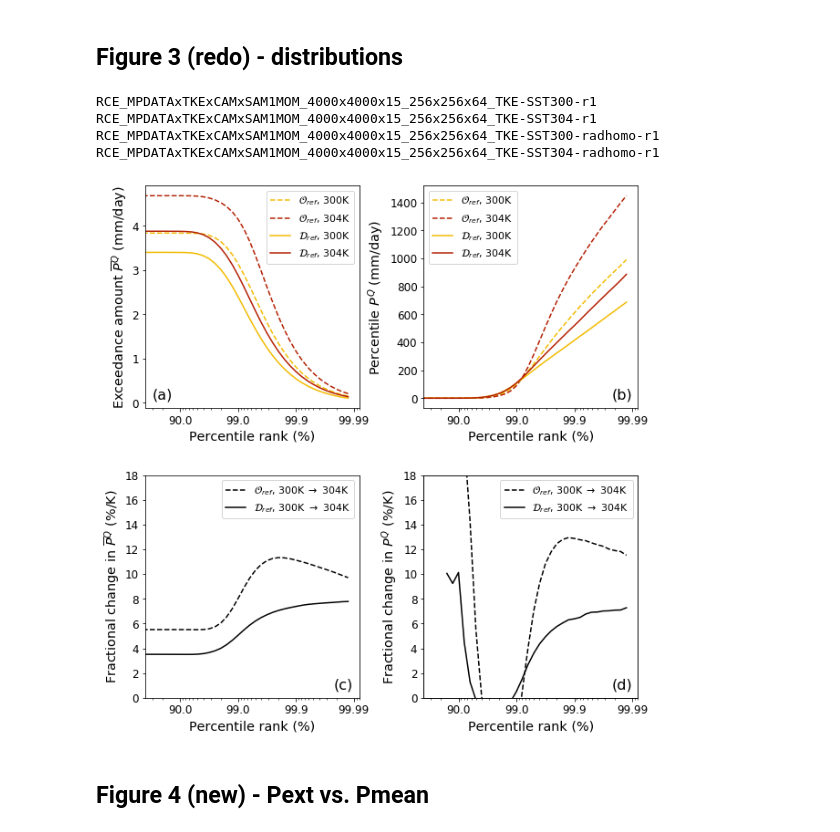
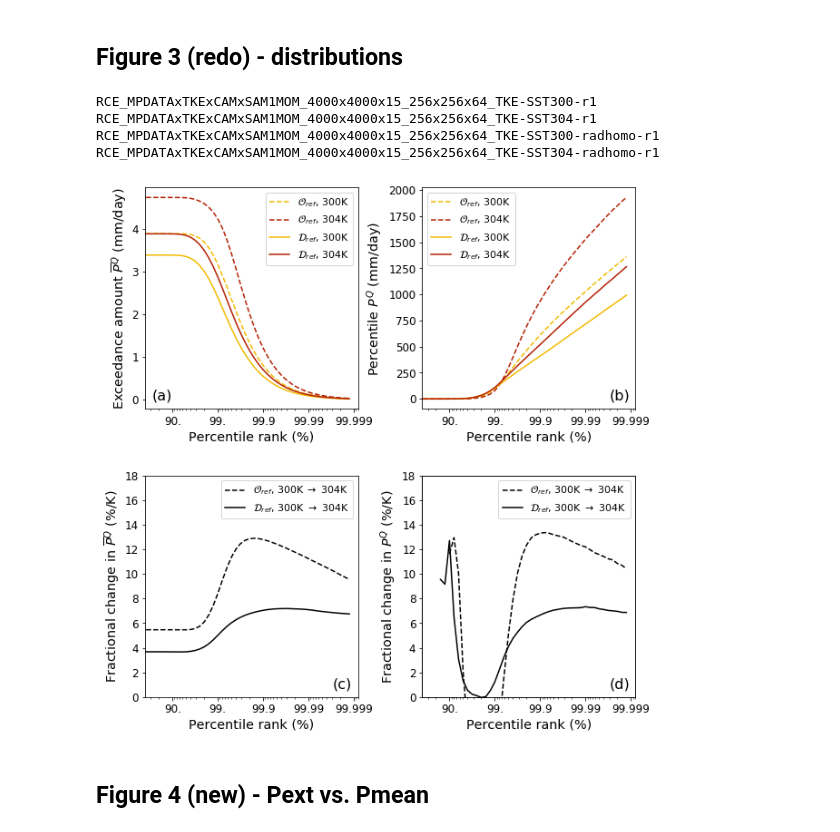
Before and after one commit to bfildier/Fildier2020, a Jupyter notebook: scripts/AdditionalFigures1stRev.ipynb, the cells around one changed output. Cells and saved outputs as stored; diff of their text form; code cells hidden in the pictures.

```diff
--- a/scripts/AdditionalFigures1stRev.ipynb
+++ b/scripts/AdditionalFigures1stRev.ipynb
@@ -148,6 +152,20 @@ for SST in SSTs:
             print('  skipped')
             continue
 
+        # import precipitation statistics
+
+        # statistical distribution
+        distrib_file = os.path.join(resultsubdir,'stats_50days','dist_pr_IL.pickle')
+        distributions[simname] = pickle.load(open(distrib_file,'rb'))
+
+        # Mean rain
+        mean_pr_file = os.path.join(resultsubdir,'stats_50days','mean_pr.pickle')
+        mean_pr[simname] = pickle.load(open(mean_pr_file,'rb'))
+
+        ranks = distributions[simname].ranks
+
+#--- old code
+
 #         # Import precipitation statistics
 # #         if not (SST == 306 and i_sim in (1,2,3)):
 
@@ -165,9 +183,9 @@ for SST in SSTs:
 #                                                               'ranks_ILQ_pr.pickle'),'rb'))
 #         ranks = list(ranks_ILQ_pr[simname].values())[0]
 
-#         # Mean rain
-        data_mean_t[simname] = xr.open_dataset(os.path.join(resultsubdir,'data_mean.nc'))
-        pr_mean[simname] = float(np.mean(data_mean_t[simname].Prec[-ndays*24:]))
+# #         # Mean rain
+#         data_mean_t[simname] = xr.open_dataset(os.path.join(resultsubdir,'data_mean.nc'))
+#         pr_mean[simname] = float(np.mean(data_mean_t[simname].Prec[-ndays*24:]))
 
 #         # Import conditional averages
 #         if simname not in prQ_prof_conditionals.keys():
@@ -294,7 +322,6 @@ Fractional changes in rainfall intensities and exceedance amounts
 # %% [markdown]
 ## Figure 3 (redo) - distributions
 # %%
-
 lt = ['--','-']
 
 fig,axs = plt.subplots(ncols=2,nrows=2,figsize=(10,10))
@@ -304,8 +331,11 @@ SST_inds = (0,2)
 SSTs2plot = SSTs[SST_inds[0]],SSTs[SST_inds[1]]
 sim_inds = np.array((0,4))
 
-ranks2show = ranks_9999
-sQ2show = sQ9999
+# ranks2show = ranks_9999
+# sQ2show = sQ9999
+ranks2show = ranks_99999
+sQ2show = sQ99999
+iQshow_max = 99.999
 
 for i_sim in sim_inds:
 
@@ -313,15 +343,17 @@ for i_sim in sim_inds:
 
         SST = SSTs[i_SST]
 
-        simname = simname_patterns[i_sim]%SST
+        simname = simname_patterns[i_sim]%(SST,realiz[SST][i_sim])
         simlab = simtype_labels[i_sim]+', %dK'%SST
         print(simname)
 
-        cdf_invlog = pr_mean[simname]*cdf_invlog_ILQ_pr[simname]
+#         cdf_invlog = pr_mean[simname]*cdf_invlog_ILQ_pr[simname]
+        invCDF_show = mean_pr[simname]*distributions[simname].invCDF[sQ2show]
+        perc_show = distributions[simname].percentiles[sQ2show]
 
         # panel (a)
         subplotRanksILog(axs[0,0],ranks2show,
-                         cdf_invlog[sQ2show],
+                         invCDF_show,
                          col=SST_col[i_SST],
                          ltype=simtype_linetype[i_sim],
                          labels=simlab,
@@ -329,15 +361,15 @@ for i_sim in sim_inds:
 
         # panel (b)
         subplotRanksILog(axs[0,1],ranks2show,
-                         perc_ILQ_pr[simname][sQ2show],
+                         perc_show,
                          col=SST_col[i_SST],
                          ltype=simtype_linetype[i_sim],
                          labels=simlab,
                          transformX=False)
 
 
-    key = "%s_%s"%(simname_patterns[i_sim]%SSTs2plot[0],
-                   simname_patterns[i_sim]%SSTs2plot[1])
+    key = "%s_%s"%(simname_patterns[i_sim]%(SSTs2plot[0],realiz[SSTs2plot[0]][i_sim]),
+                   simname_patterns[i_sim]%(SSTs2plot[1],realiz[SSTs2plot[1]][i_sim]))
     keylabel = simtype_labels[i_sim]+r", %dK $\rightarrow$ %dK"%tuple(SSTs2plot)
 
     # panel (c)
@@ -366,37 +398,51 @@ for ax in axs.flatten():
     ax.legend(fontsize=11)
     # add x labels
     ax.set_xlabel('Percentile rank (%)')
-    # transform x axis
-    transformXaxisIL(ax,x)
-    # crop axis
+#     # transform x axis
+#     transformXaxisIL(ax,x,offset=0)
+#     # crop axis
+#     iQ_min = 4
+# #     iQ_min = 14
+#     ax.set_xlim((x[iQ_min-1],0.8))
+
+    ax.invert_xaxis()
     iQ_min = 4
     ax.set_xlim((x[iQ_min-1],0.8))
+    labels = [item.get_text() for item in ax.get_xticklabels()]
+    n = ceil(log10(x.max()))
+    offset = 1
+    N = len(labels)
+    for i in range(1,N):
+        labels[-n+i-4+offset] = ("%2.7f"%(100*(1-10**(-n+i-1)))).rstrip('0')
+        if -n+i-1 == 0:
+            break
+    ax.set_xticklabels(labels)
 
 
 axs[0,0].set_ylabel(r'Exceedance amount $\overline{P}^Q$ (mm/day)')
 axs[0,1].set_ylabel(r'Percentile $P^Q$ (mm/day)')
 axs[1,0].set_ylabel(r'Fractional change in $\overline{P}^Q$ (%/K)')
 axs[1,1].set_ylabel(r'Fractional change in $P^Q$ (%/K)')
 
 axs[1,0].set_ylim((0,18))
 axs[1,1].set_ylim((0,18))
 
 ##-- Panel numbers
 axs[0,0].text(0.03,0.04,'(a)',transform = axs[0,0].transAxes,fontsize=16)
 axs[0,1].text(0.88,0.04,'(b)',transform = axs[0,1].transAxes,fontsize=16)
 axs[1,0].text(0.88,0.04,'(c)',transform = axs[1,0].transAxes,fontsize=16)
 axs[1,1].text(0.88,0.04,'(d)',transform = axs[1,1].transAxes,fontsize=16)
 
 plt.savefig(os.path.join(figuredir,'Figure3_distributions_org_disorg_%d_%d.pdf'%tuple(SSTs2plot)),
                 bbox_inches='tight')
 
 plt.show()
 # %% [output]
 RCE_MPDATAxTKExCAMxSAM1MOM_4000x4000x15_256x256x64_TKE-SST300-r1
 RCE_MPDATAxTKExCAMxSAM1MOM_4000x4000x15_256x256x64_TKE-SST304-r1
 RCE_MPDATAxTKExCAMxSAM1MOM_4000x4000x15_256x256x64_TKE-SST300-radhomo-r1
 RCE_MPDATAxTKExCAMxSAM1MOM_4000x4000x15_256x256x64_TKE-SST304-radhomo-r1
-[figure, old version]
+[figure, new version]
 # %% [markdown]
 ## Figure 4 (new) - Pext vs. Pmean
 # %%
```
Also changed, not shown: parts of 13 cells of this notebook, 11 other files.
